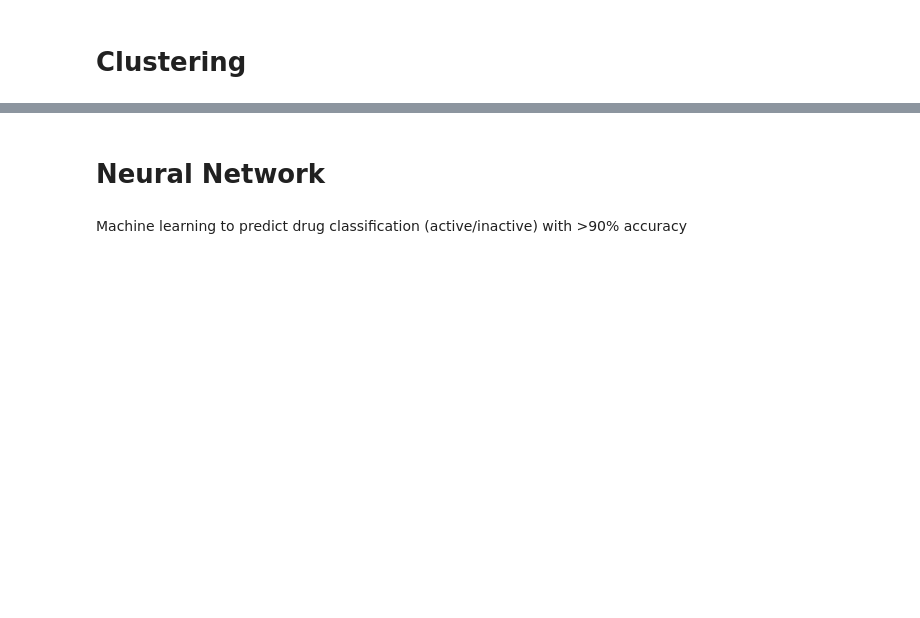
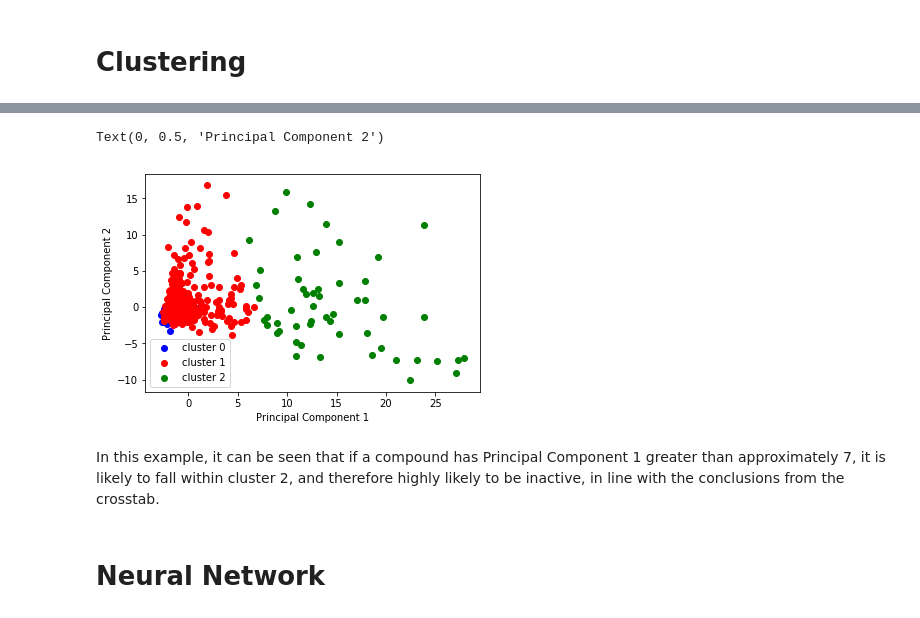
Before and after one commit to JoeFd/Dorothea, a Jupyter notebook: Dorothea_JF.ipynb, the cells around one changed output, grey strips where cells are left out. Drawn from its saved outputs; the diff is of its cells as text; code cells hidden in the pictures; blank space fills up the shorter version.

Commit message:
Finalised script
Script to perform PCA & Clustering, and ANN

```diff
--- a/Dorothea_JF.ipynb
+++ b/Dorothea_JF.ipynb
@@ -145,0 +116,7 @@ pd.crosstab(clust,active)
+# %%
+n_clusters = 3 #VARIABLE
+
+principalDf = pd.DataFrame(data = principalComponents) #This is the 800 compounds in the dataset, reduced to their 234 principal components
+
+kmeans= cluster.KMeans(n_clusters = n_clusters)
+kmeans.fit(principalDf)
@@ -146,4 +147,18 @@ pd.crosstab(clust,active)
+# %%
+clust0=np.where(kmeans.labels_ == 0)
+clust1=np.where(kmeans.labels_ == 1)
+clust2=np.where(kmeans.labels_ == 2)
+
+plt.scatter(principalDf[0].iloc[clust0],principalDf[1].iloc[clust0],label="cluster 0",c="b")
+plt.scatter(principalDf[0].iloc[clust1],principalDf[1].iloc[clust1],label="cluster 1",c="r")
+plt.scatter(principalDf[0].iloc[clust2],principalDf[1].iloc[clust2],label="cluster 2",c="g")
+plt.legend()
+plt.xlabel("Principal Component 1")
+plt.ylabel("Principal Component 2")
+# %% [output]
+Text(0, 0.5, 'Principal Component 2')
+[figure, added]
+# %% [markdown]
+In this example, it can be seen that if a compound has Principal Component 1 greater than approximately 7, it is likely to fall within cluster 2, and therefore highly likely to be inactive, in line with the conclusions from the crosstab.
 # %% [markdown]
 # Neural Network
-# %% [markdown]
-Machine learning to predict drug classification (active/inactive) with >90% accuracy
```
Also changed, not shown: parts of 45 cells of this notebook.
